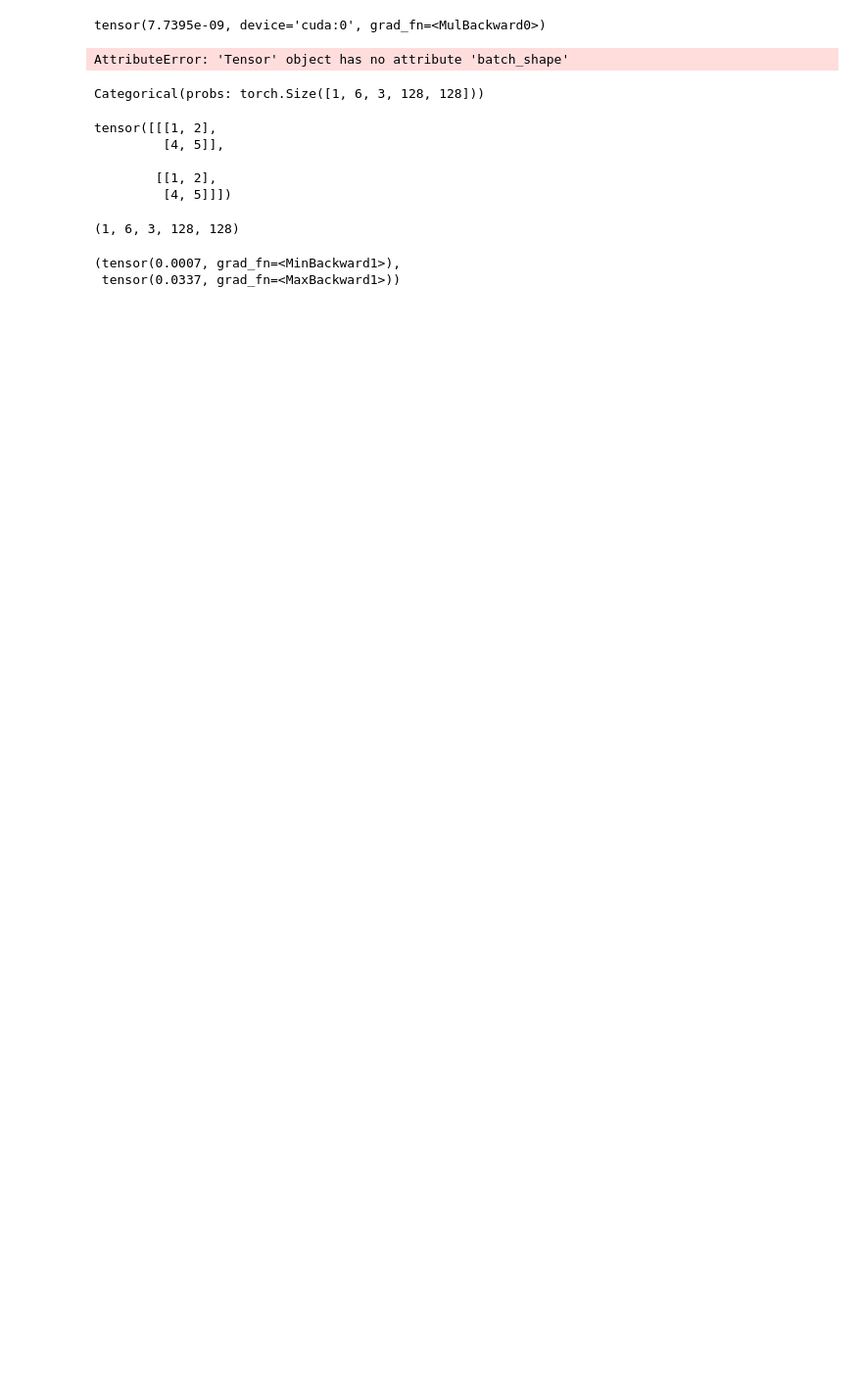
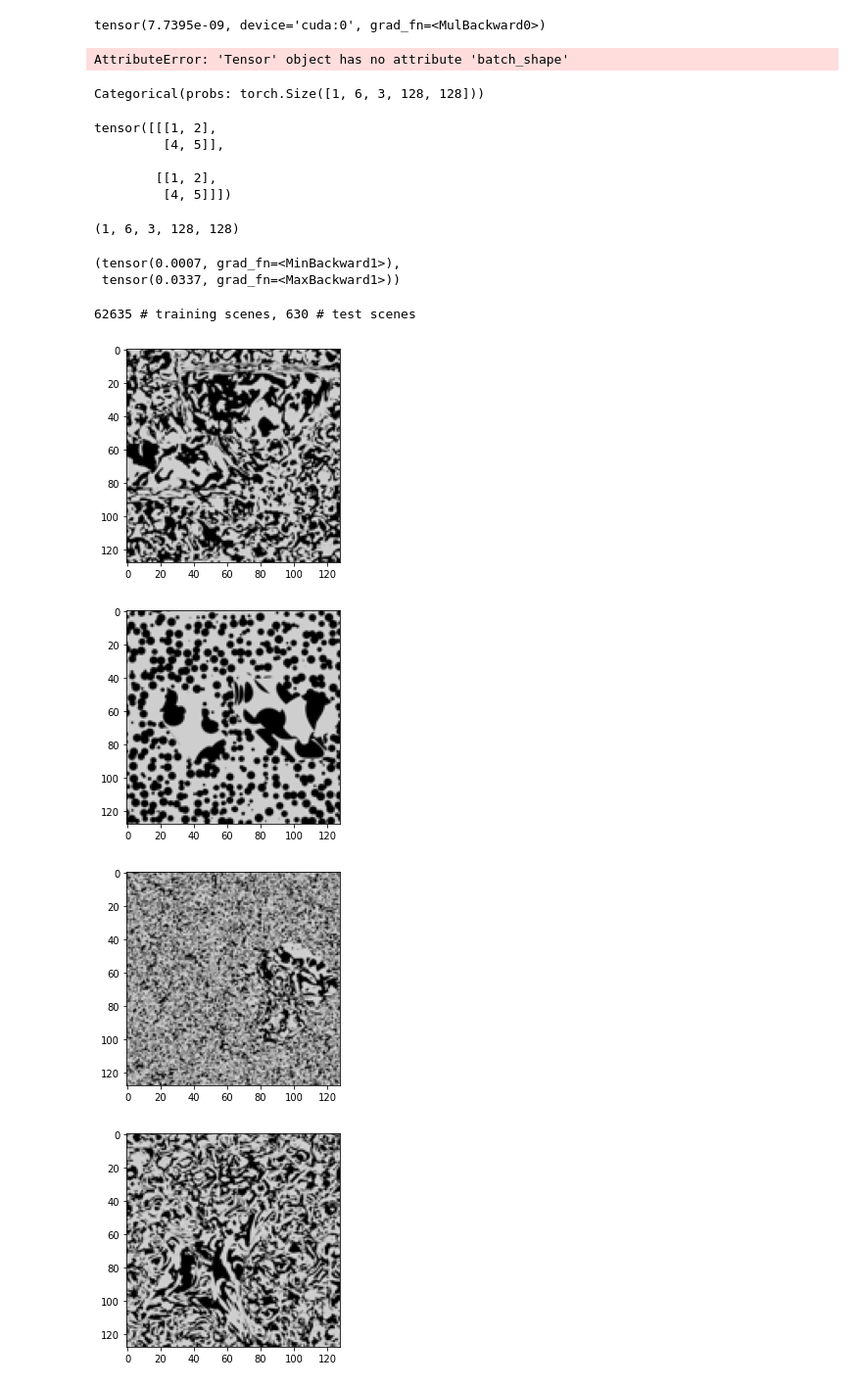
Before and after one commit to yifr/GestaltVision, a Jupyter notebook: notebooks/SIMONe_eval.ipynb, the cells around one changed output. Shown at 98% size. Cells and saved outputs as stored; diff of their text form; code cells hidden in the pictures; blank space fills up the shorter version.

```diff
--- a/notebooks/SIMONe_eval.ipynb
+++ b/notebooks/SIMONe_eval.ipynb
@@ -218,0 +225,15 @@ b3.min(), b3.max()
+# %%
+gt = DataLoader(gestalt.GestaltTest(), shuffle=True)
+# %% [output]
+62635 # training scenes, 630 # test scenes
+# %%
+for i in range(10):
+    batch = next(iter(gt))
+    imgs = batch["images"]
+    plt.imshow(imgs[0, 0].permute((1, 2, 0)))
+    plt.show()
+# %% [output]
+[figure, added]
+[figure, added]
+[figure, added]
+[figure, added]
```
Also changed, not shown: parts of 5 cells of this notebook, 4 other files.
